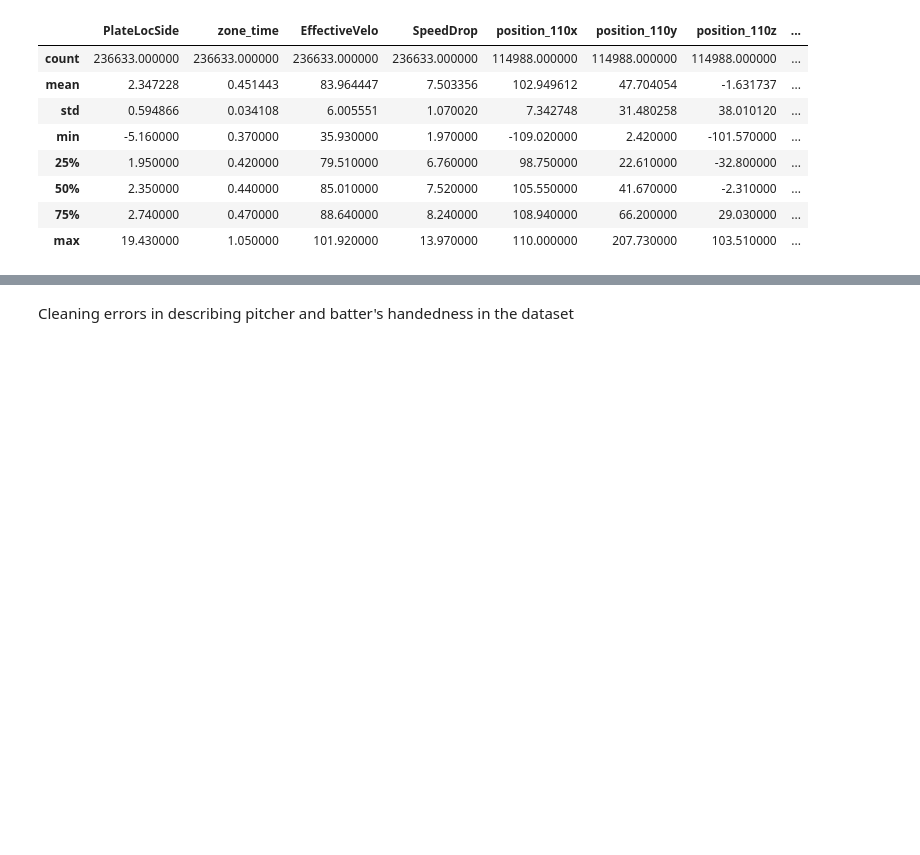
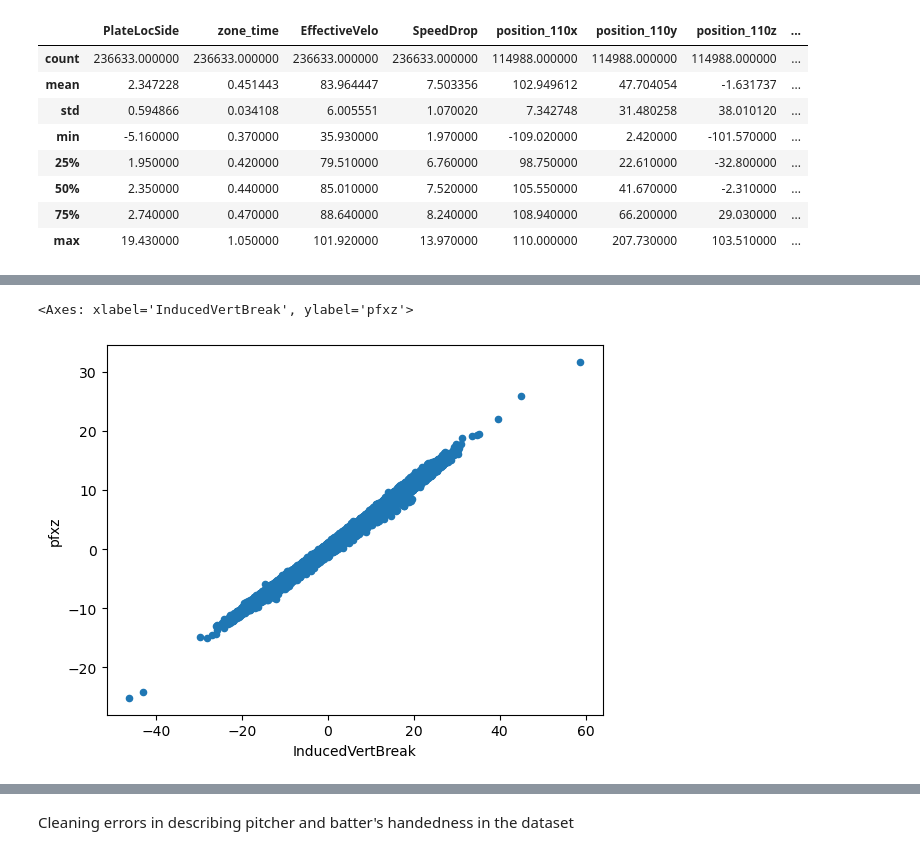
Before and after one commit to sanakohli/ml-project, a Jupyter notebook: ML_notebook.ipynb, the cells around one changed output, grey strips where cells are left out. Saved outputs shown, nothing was run; the diff lists cells and outputs as text; code cells hidden in the pictures; blank space fills up the shorter version.

```diff
--- a/ML_notebook.ipynb
+++ b/ML_notebook.ipynb
@@ -244,0 +250,5 @@ df.iloc[:,30:].describe(include="all")
+# %%
+df.plot.scatter(x='InducedVertBreak', y='pfxz')
+# %% [output]
+<Axes: xlabel='InducedVertBreak', ylabel='pfxz'>
+[figure, added]
```
Also changed, not shown: parts of 59 cells of this notebook.
